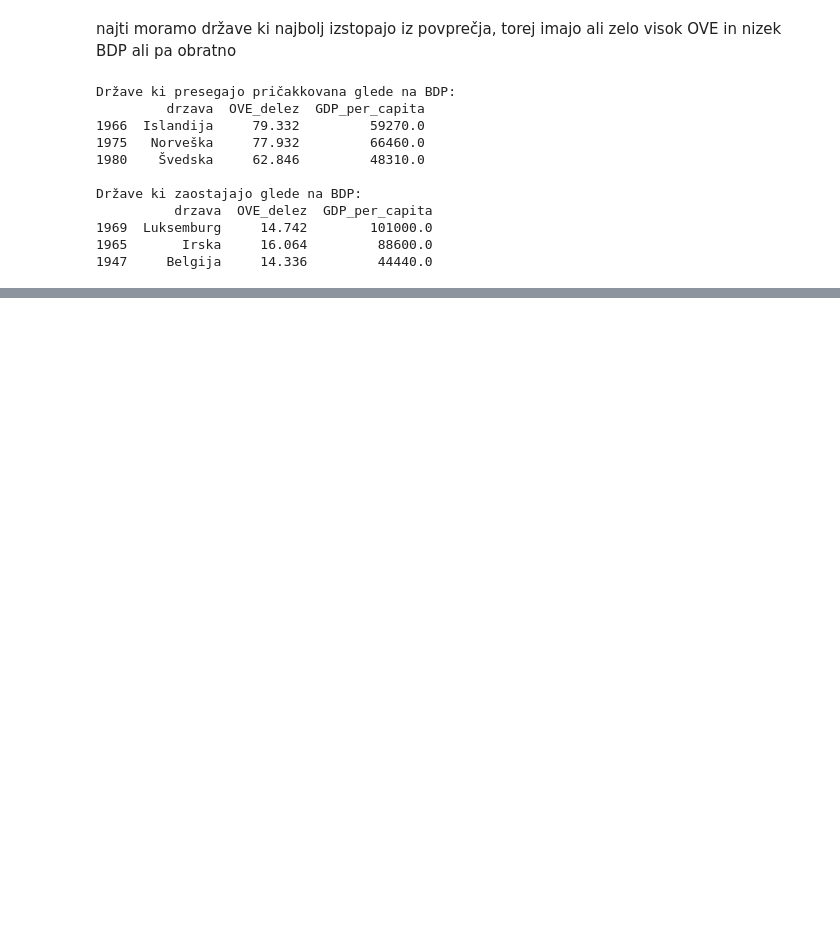
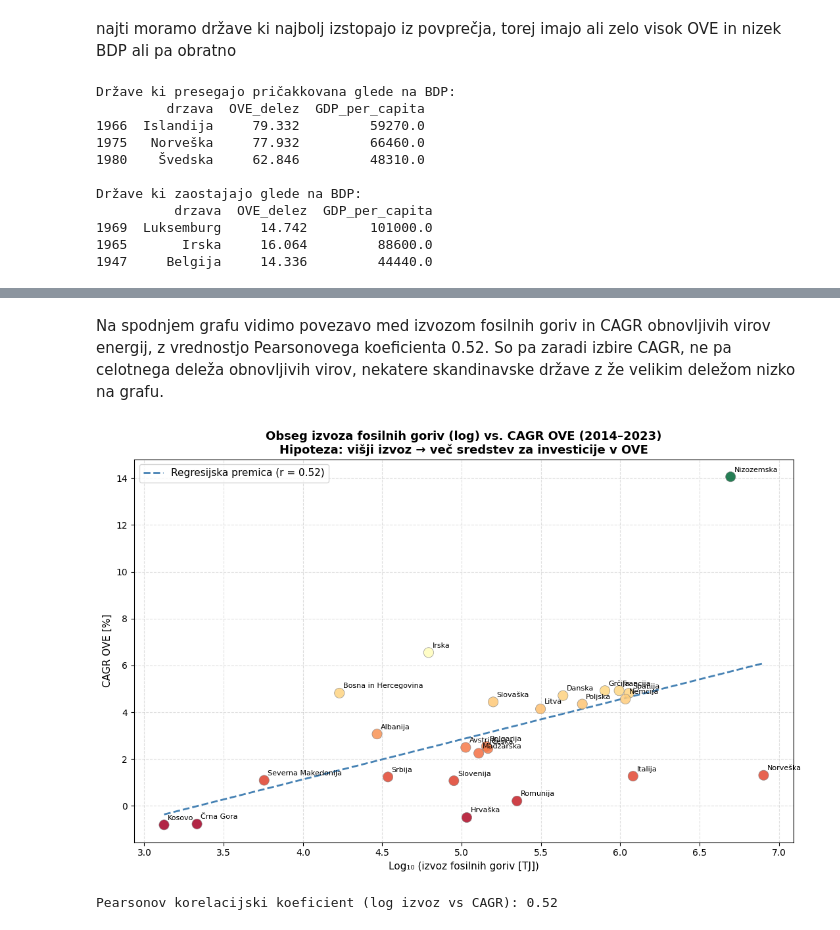
Before and after one commit to Zignov/PR---Evropska-Energetika, a Jupyter notebook: analysis.ipynb, the cells around one changed output, grey strips where cells are left out. Drawn from its saved outputs; the diff is of its cells as text; code cells hidden in the pictures; blank space fills up the shorter version.

```diff
--- a/analysis.ipynb
+++ b/analysis.ipynb
@@ -422,0 +526,45 @@ Države v prehodu:
+# %% [markdown]
+Na spodnjem grafu vidimo povezavo med izvozom fosilnih goriv in CAGR obnovljivih virov energij, z vrednostjo Pearsonovega koeficienta 0.52. So pa zaradi izbire CAGR, ne pa celotnega deleža obnovljivih virov, nekatere skandinavske države z že velikim deležom nizko na grafu.
+# %%
+cagr_df2 = cagr_s.reset_index()
+cagr_df2.columns = ['drzava', 'CAGR']
+
+hipoteza = cagr_df2.merge(exp_avg_filtered[['drzava', 'izvoz_TJ', 'izvozna_intenzivnost']], on='drzava', how='inner')
+hipoteza = hipoteza.dropna()
+
+hipoteza['log_izvoz'] = np.log10(hipoteza['izvoz_TJ'].replace(0, np.nan))
+hipoteza = hipoteza.dropna()
+
+X_h2 = hipoteza[['log_izvoz']].values
+y_h2 = hipoteza['CAGR'].values
+model_h2 = LinearRegression().fit(X_h2, y_h2)
+r_h2 = hipoteza['log_izvoz'].corr(hipoteza['CAGR'])
+
+x_line2 = np.linspace(hipoteza['log_izvoz'].min(), hipoteza['log_izvoz'].max(), 100)
+y_line2 = model_h2.predict(x_line2.reshape(-1, 1))
+
+fig, ax = plt.subplots(figsize=(11, 7))
+ax.scatter(hipoteza['log_izvoz'], hipoteza['CAGR'],
+           c=hipoteza['CAGR'], cmap='RdYlGn', s=120,
+           edgecolors='grey', linewidths=0.5, alpha=0.85, zorder=3)
+ax.plot(x_line2, y_line2, color='steelblue', linewidth=2, linestyle='--',
+        label=f'Regresijska premica (r = {r_h2:.2f})')
+
+for _, row in hipoteza.iterrows():
+    ax.annotate(row['drzava'], (row['log_izvoz'], row['CAGR']),
+                fontsize=8, ha='left', va='bottom',
+                xytext=(4, 4), textcoords='offset points')
+
+ax.set_title('Obseg izvoza fosilnih goriv (log) vs. CAGR OVE (2014–2023)\n'
+             'Hipoteza: višji izvoz → več sredstev za investicije v OVE', fontsize=13, fontweight='bold')
+ax.set_xlabel('Log₁₀ (izvoz fosilnih goriv [TJ])', fontsize=11)
+ax.set_ylabel('CAGR OVE [%]', fontsize=11)
+ax.legend(fontsize=11)
+ax.grid(linestyle='--', alpha=0.4)
+plt.tight_layout()
+plt.show()
+
+print(f'Pearsonov korelacijski koeficient (log izvoz vs CAGR): {r_h2:.2f}')
+# %% [output]
+[figure, added]
+Pearsonov korelacijski koeficient (log izvoz vs CAGR): 0.52
```
Also changed, not shown: parts of 10 cells of this notebook, 1 other file.
